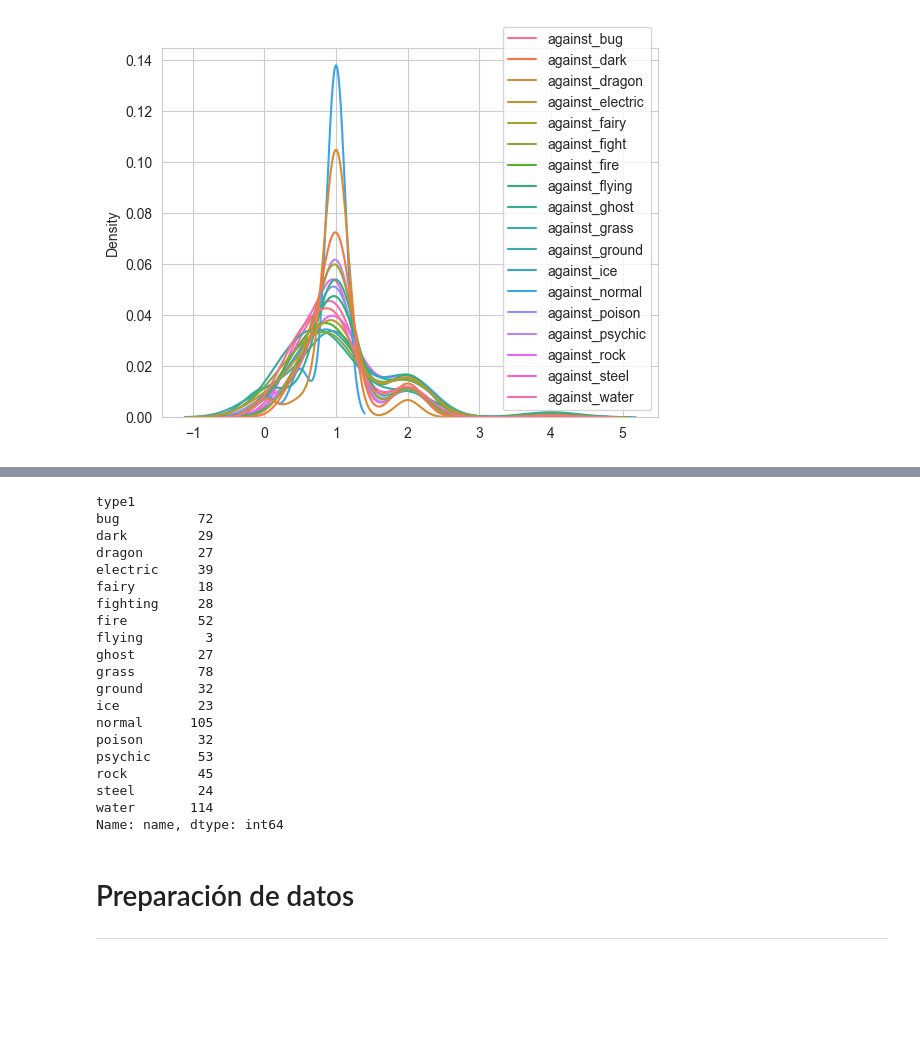
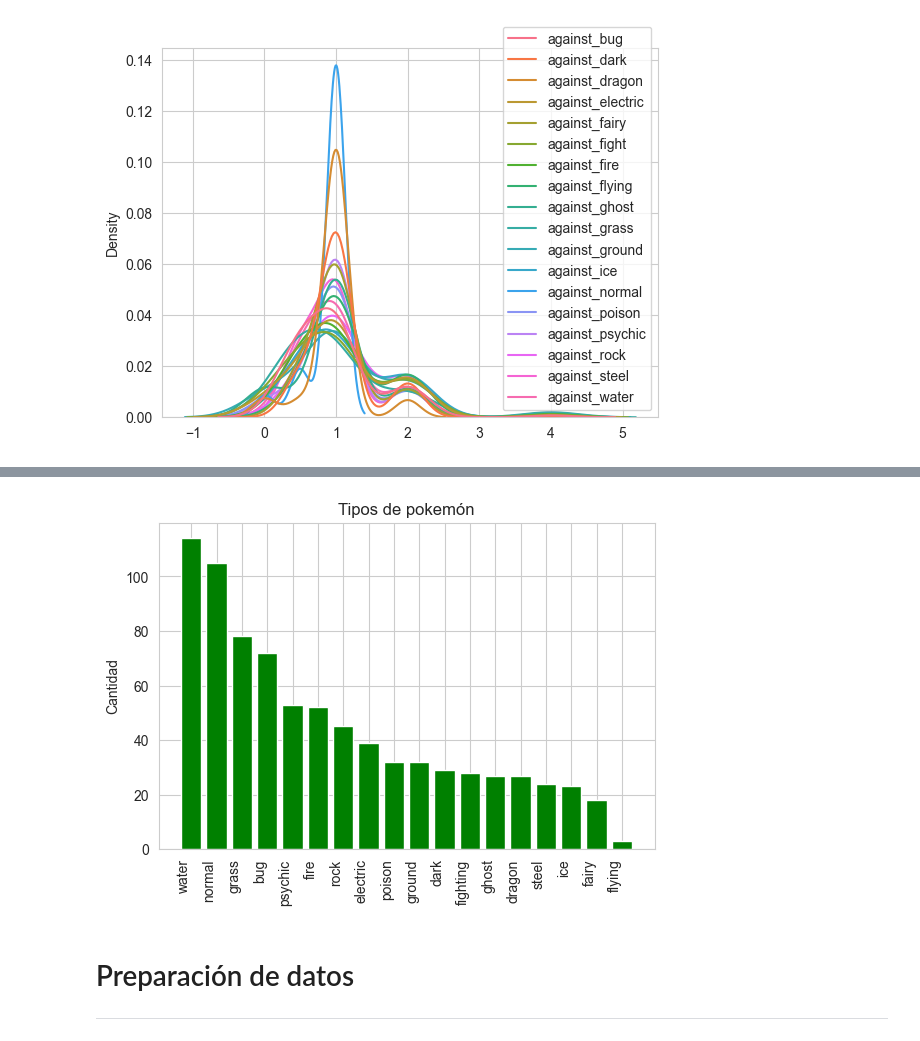
Before and after one commit to AndresF100/Projects_UNAL, a Jupyter notebook: Módulo 2/Proyecto Módulo 2.ipynb, the cells around one changed output, grey strips where cells are left out. Drawn from its saved outputs; the diff is of its cells as text; code cells hidden in the pictures; blank space fills up the shorter version.

```diff
--- a/Módulo 2/Proyecto Módulo 2.ipynb
+++ b/Módulo 2/Proyecto Módulo 2.ipynb
@@ -309,27 +327,13 @@ datos
-# %%
-datos["type1"].nunique()
-datos.groupby("type1")["name"].nunique()
-# %% [output]
-type1
-bug          72
-dark         29
-dragon       27
-electric     39
-fairy        18
-fighting     28
-fire         52
-flying        3
-ghost        27
-grass        78
-ground       32
-ice          23
-normal      105
-poison       32
-psychic      53
-rock         45
-steel        24
-water       114
-Name: name, dtype: int64
+# %%
+type1_counts = datos["type1"].value_counts()
+fig, ax = plt.subplots()
+ax.bar(type1_counts.index, type1_counts.values, color='green')
+ax.set_title("Tipos de pokemón")
+ax.set_ylabel("Cantidad")
+fig.autofmt_xdate(rotation=90)
+plt.show()
+# %% [output]
+[figure, added]
 # %% [markdown]
 # Preparación de datos
 ---
```
Also changed, not shown: parts of 19 cells of this notebook, 1 other file.
